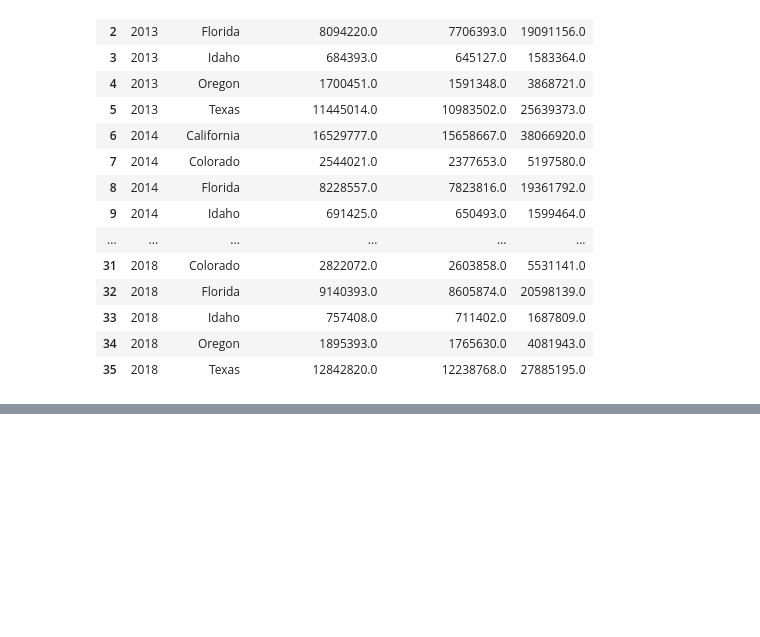
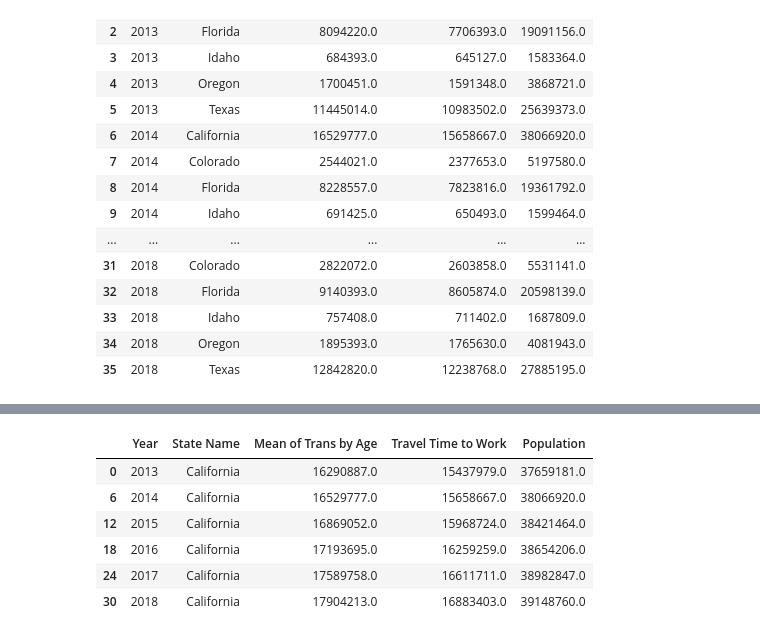
Before and after one commit to J3N1/UCI-Project-1-Team7, a Jupyter notebook: Project_team7.ipynb, the cells around one changed output, grey strips where cells are left out. Saved outputs shown, nothing was run; the diff lists cells and outputs as text; code cells hidden in the pictures; blank space fills up the shorter version.

```diff
--- a/Project_team7.ipynb
+++ b/Project_team7.ipynb
@@ -119,0 +141,21 @@ plt.show()
+# %%
+cal_all_years = years_df.loc[years_df["State Name"]=="California"]
+
+colorado_all_years = years_df.loc[years_df["State Name"]=="Colorado"]
+
+florida_all_years = years_df.loc[years_df["State Name"]=="Florida"]
+
+idaho_all_years = years_df.loc[years_df["State Name"]=="Idaho"]
+
+oregon_all_years = years_df.loc[years_df["State Name"]=="Oregon"]
+
+texas_all_years = years_df.loc[years_df["State Name"]=="Texas"]
+cal_all_years
+# %% [output]
+|  | Year | State Name | Mean of Trans by Age | Travel Time to Work | Population |
+| 0 | 2013 | California | 16290887.0 | 15437979.0 | 37659181.0 |
+| 6 | 2014 | California | 16529777.0 | 15658667.0 | 38066920.0 |
+| 12 | 2015 | California | 16869052.0 | 15968724.0 | 38421464.0 |
+| 18 | 2016 | California | 17193695.0 | 16259259.0 | 38654206.0 |
+| 24 | 2017 | California | 17589758.0 | 16611711.0 | 38982847.0 |
+| 30 | 2018 | California | 17904213.0 | 16883403.0 | 39148760.0 |
```
Also changed, not shown: parts of 5 cells of this notebook.
